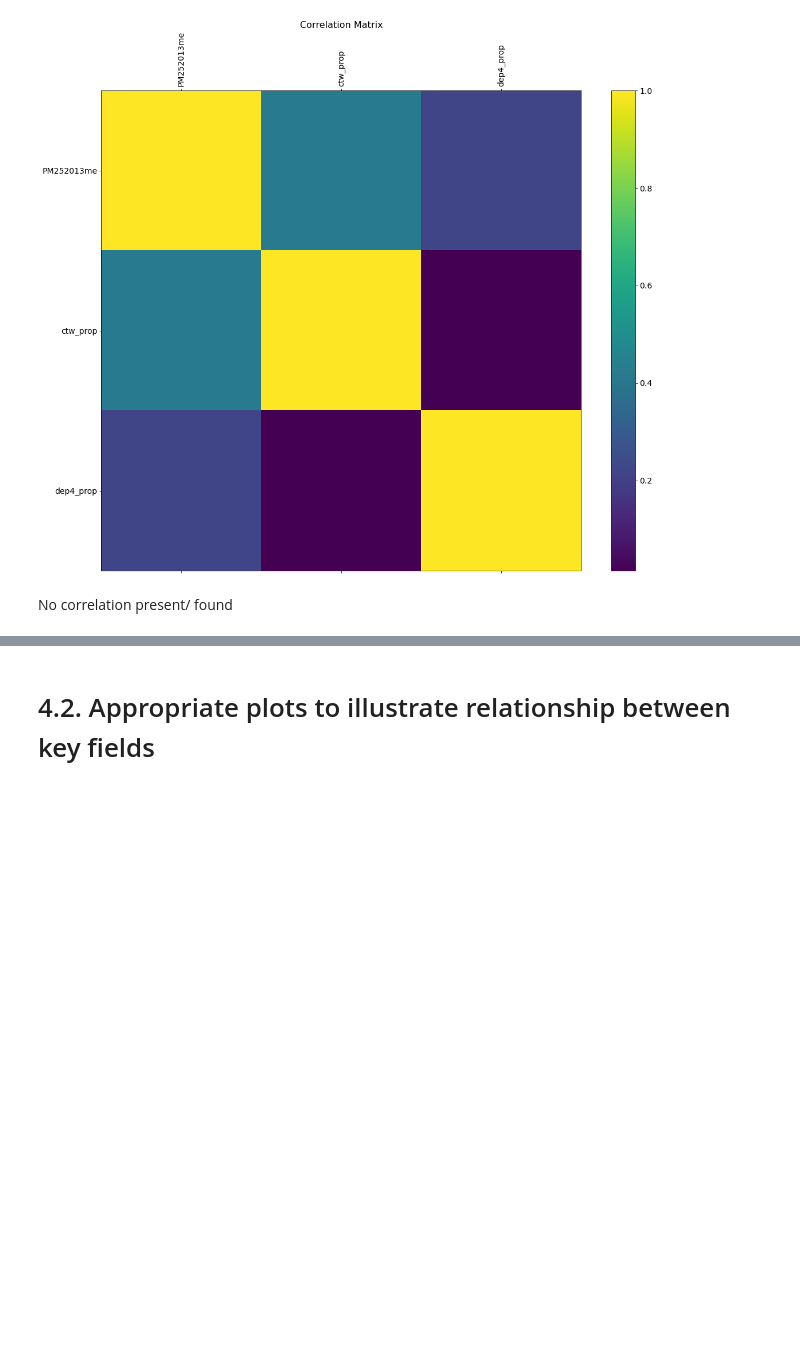
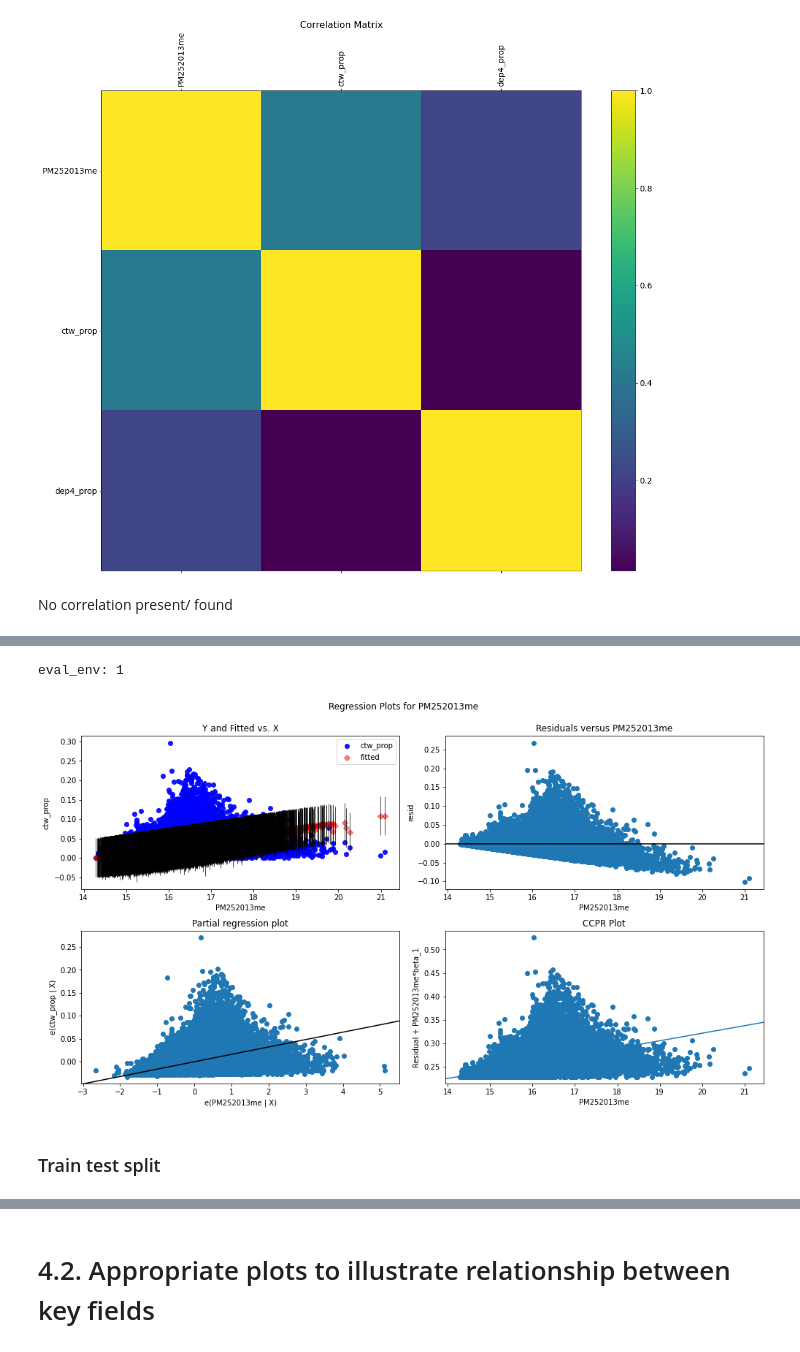
Before and after one commit to ZacharyP-E/qm_group25, a Jupyter notebook: qm_group_code.ipynb, the cells around one changed output, grey strips where cells are left out. Cells and saved outputs as stored; diff of their text form; code cells hidden in the pictures; blank space fills up the shorter version.

Commit message:
added train test split regression, with limited success. VERY MESSY

```diff
--- a/qm_group_code.ipynb
+++ b/qm_group_code.ipynb
@@ -482,3 +434,13 @@ Notes:
 [1] Standard Errors assume that the covariance matrix of the errors is correctly specified.
 [2] The condition number is large, 2.27e+03. This might indicate that there are
 strong multicollinearity or other numerical problems.
+# %%
+fig = plt.figure(figsize=(14, 8))
+
+# creating regression plots
+fig = sm.graphics.plot_regress_exog(model_cnt_aq_dep, 'PM252013me', fig=fig)
+# %% [output]
+eval_env: 1
+[figure, added]
+# %% [markdown]
+### Train test split
```
Also changed, not shown: parts of 17 cells of this notebook.
